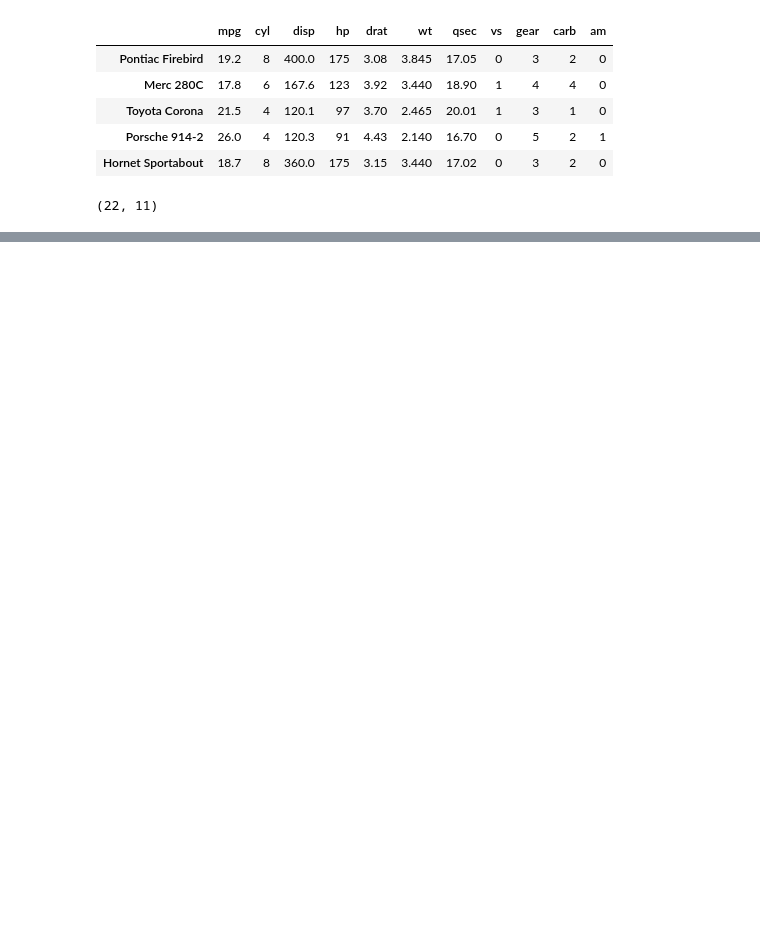
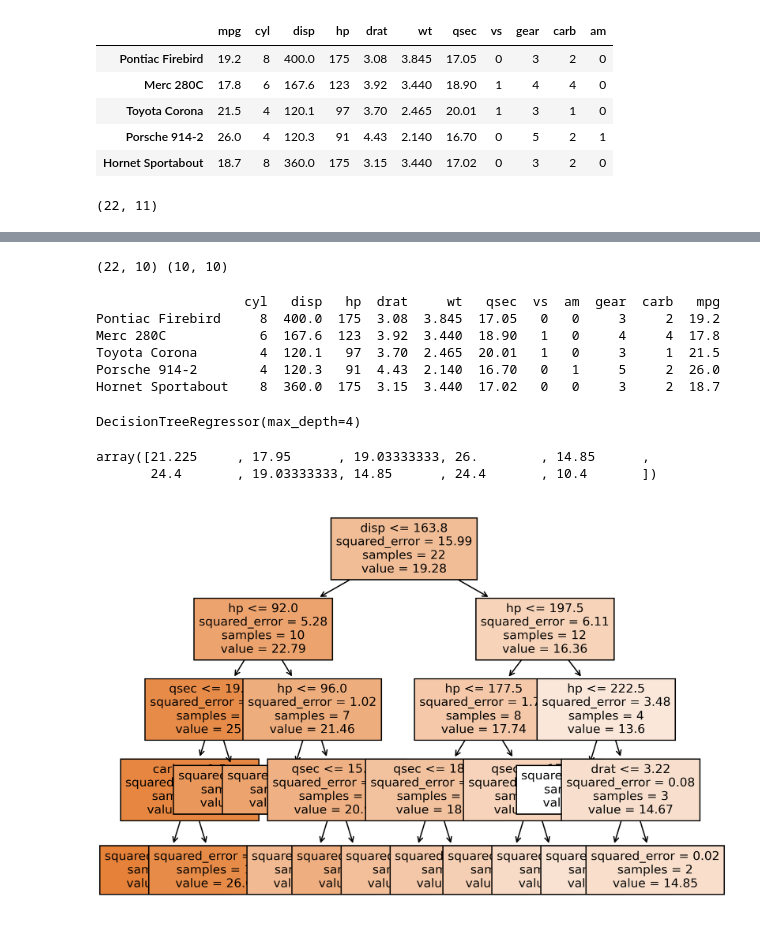
Before and after one commit to DUanalytics/pyJupyter, a Jupyter notebook: 07-analytics2/3DTC/DT_mtcars.ipynb, the cells around one changed output, grey strips where cells are left out. Drawn from its saved outputs; the diff is of its cells as text; code cells hidden in the pictures; blank space fills up the shorter version.

```diff
--- a/07-analytics2/3DTC/DT_mtcars.ipynb
+++ b/07-analytics2/3DTC/DT_mtcars.ipynb
@@ -143,0 +182,5 @@ dtype: int64
+# %%
+# class - am
+X = df.drop(['mpg'], axis=1) #df.drop(['A'], axis=1)
+y = df['mpg']
+print(pd.concat([X,y], axis=1)[1:5])
@@ -143,0 +199,36 @@ dtype: int64
+# %%
+X_train, X_test, y_train, y_test = train_test_split(X, y, test_size =.3, random_state=1)
+# 70% to training the model
+# %%
+print(X_train.shape, X_test.shape)
+# %% [output]
+(22, 10) (10, 10)
+# %%
+print(pd.concat([X_train, y_train], axis=1).head())
+# %% [output]
+                   cyl   disp   hp  drat     wt   qsec  vs  am  gear  carb   mpg
+Pontiac Firebird     8  400.0  175  3.08  3.845  17.05   0   0     3     2  19.2
+Merc 280C            6  167.6  123  3.92  3.440  18.90   1   0     4     4  17.8
+Toyota Corona        4  120.1   97  3.70  2.465  20.01   1   0     3     1  21.5
+Porsche 914-2        4  120.3   91  4.43  2.140  16.70   0   1     5     2  26.0
+Hornet Sportabout    8  360.0  175  3.15  3.440  17.02   0   0     3     2  18.7
+# %%
+# Model
+from sklearn.tree import DecisionTreeRegressor
+#clf = DecisionTreeClassifier()
+clf1 = DecisionTreeRegressor(max_depth=4)
+clf1 = clf1.fit(X_train, y_train)
+print(clf1)
+# %% [output]
+DecisionTreeRegressor(max_depth=4)
+# %%
+y_pred = clf1.predict(X_test)
+# %% [output]
+array([21.225     , 17.95      , 19.03333333, 26.        , 14.85      ,
+       24.4       , 19.03333333, 14.85      , 24.4       , 10.4       ])
+# %%
+from sklearn.tree import plot_tree
+plt.figure(figsize=(8,6), dpi=300)
+plot_tree(clf1, feature_names=X.columns, fontsize=10, filled=True, precision=2);
+# %% [output]
+[figure, added]
```
Also changed, not shown: parts of 14 cells of this notebook, 1 other file.
